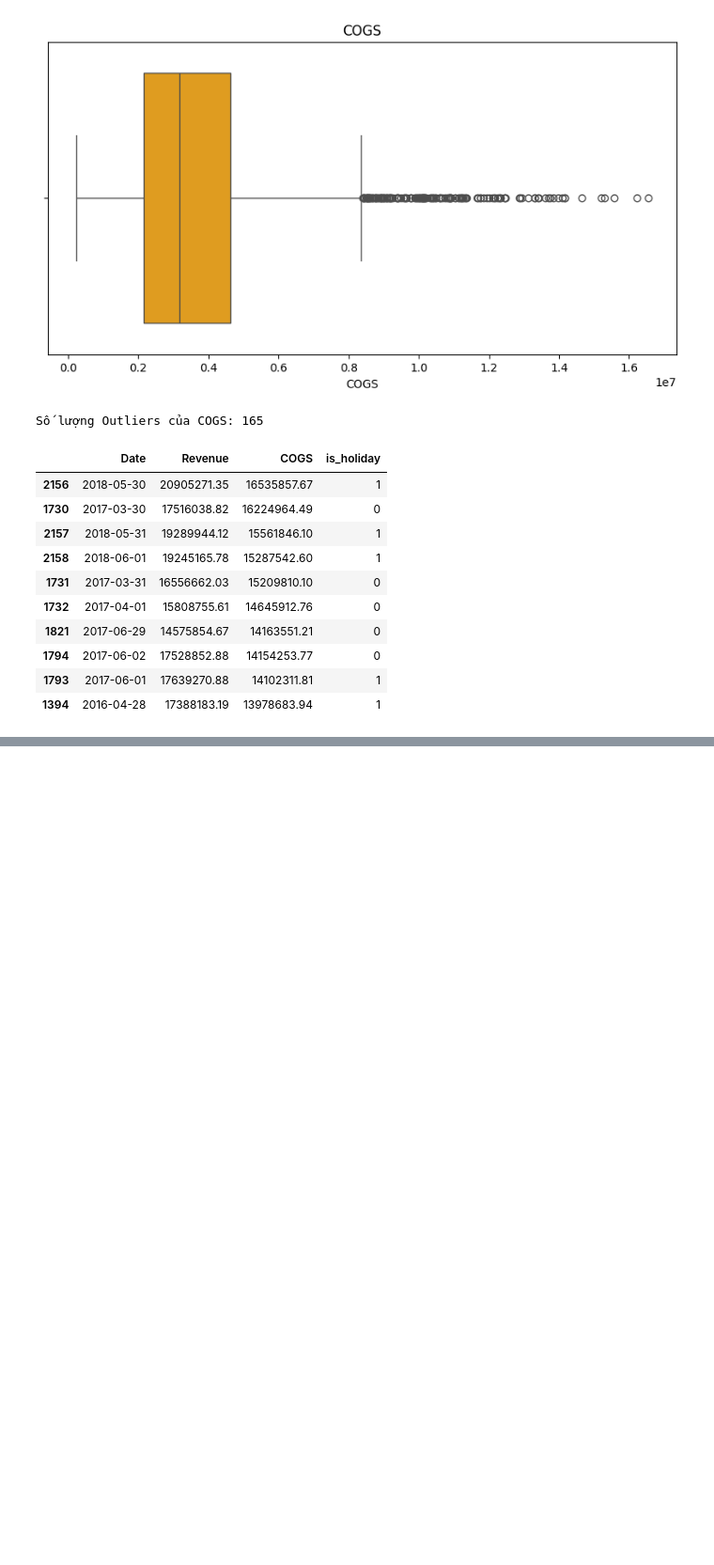
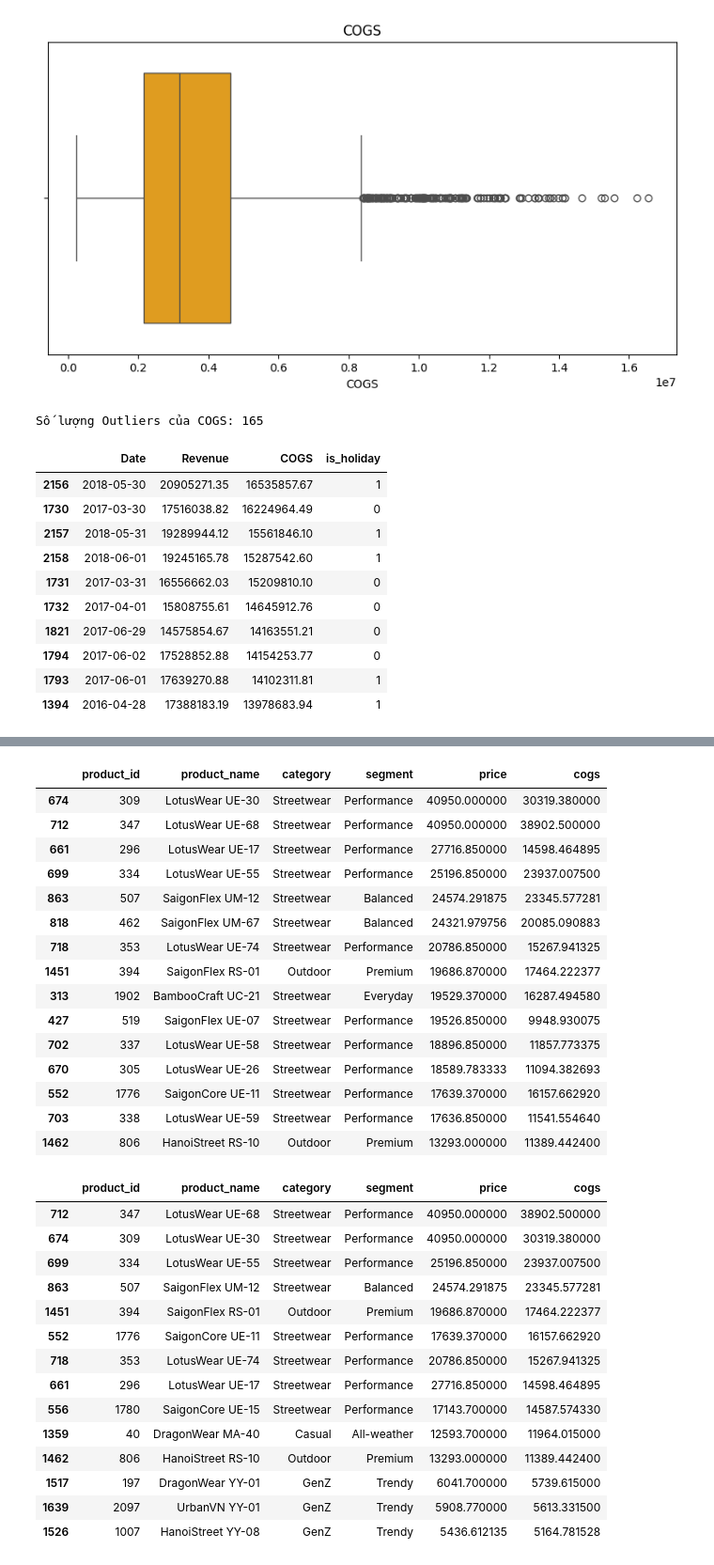
Before and after one commit to Jade2612/DATATHON, a Jupyter notebook: notebooks/00_data_cleaning.ipynb, the cells around one changed output, grey strips where cells are left out. Shown at 94% size. Cells and saved outputs as stored; diff of their text form; code cells hidden in the pictures; blank space fills up the shorter version.

```diff
--- a/notebooks/00_data_cleaning.ipynb
+++ b/notebooks/00_data_cleaning.ipynb
@@ -229,0 +266,35 @@ sales['log_COGS'] = np.log1p(sales['COGS'])
+# %%
+display(price_outliers[['product_id', 'product_name', 'category', 'segment', 'price', 'cogs']].sort_values(by='price', ascending=False))
+display(cogs_outliers[['product_id', 'product_name', 'category', 'segment', 'price', 'cogs']].sort_values(by='cogs', ascending=False))
+# %% [output]
+|  | product_id | product_name | category | segment | price | cogs |
+| 674 | 309 | LotusWear UE-30 | Streetwear | Performance | 40950.000000 | 30319.380000 |
+| 712 | 347 | LotusWear UE-68 | Streetwear | Performance | 40950.000000 | 38902.500000 |
+| 661 | 296 | LotusWear UE-17 | Streetwear | Performance | 27716.850000 | 14598.464895 |
+| 699 | 334 | LotusWear UE-55 | Streetwear | Performance | 25196.850000 | 23937.007500 |
+| 863 | 507 | SaigonFlex UM-12 | Streetwear | Balanced | 24574.291875 | 23345.577281 |
+| 818 | 462 | SaigonFlex UM-67 | Streetwear | Balanced | 24321.979756 | 20085.090883 |
+| 718 | 353 | LotusWear UE-74 | Streetwear | Performance | 20786.850000 | 15267.941325 |
+| 1451 | 394 | SaigonFlex RS-01 | Outdoor | Premium | 19686.870000 | 17464.222377 |
+| 313 | 1902 | BambooCraft UC-21 | Streetwear | Everyday | 19529.370000 | 16287.494580 |
+| 427 | 519 | SaigonFlex UE-07 | Streetwear | Performance | 19526.850000 | 9948.930075 |
+| 702 | 337 | LotusWear UE-58 | Streetwear | Performance | 18896.850000 | 11857.773375 |
+| 670 | 305 | LotusWear UE-26 | Streetwear | Performance | 18589.783333 | 11094.382693 |
+| 552 | 1776 | SaigonCore UE-11 | Streetwear | Performance | 17639.370000 | 16157.662920 |
+| 703 | 338 | LotusWear UE-59 | Streetwear | Performance | 17636.850000 | 11541.554640 |
+| 1462 | 806 | HanoiStreet RS-10 | Outdoor | Premium | 13293.000000 | 11389.442400 |
+|  | product_id | product_name | category | segment | price | cogs |
+| 712 | 347 | LotusWear UE-68 | Streetwear | Performance | 40950.000000 | 38902.500000 |
+| 674 | 309 | LotusWear UE-30 | Streetwear | Performance | 40950.000000 | 30319.380000 |
+| 699 | 334 | LotusWear UE-55 | Streetwear | Performance | 25196.850000 | 23937.007500 |
+| 863 | 507 | SaigonFlex UM-12 | Streetwear | Balanced | 24574.291875 | 23345.577281 |
+| 1451 | 394 | SaigonFlex RS-01 | Outdoor | Premium | 19686.870000 | 17464.222377 |
+| 552 | 1776 | SaigonCore UE-11 | Streetwear | Performance | 17639.370000 | 16157.662920 |
+| 718 | 353 | LotusWear UE-74 | Streetwear | Performance | 20786.850000 | 15267.941325 |
+| 661 | 296 | LotusWear UE-17 | Streetwear | Performance | 27716.850000 | 14598.464895 |
+| 556 | 1780 | SaigonCore UE-15 | Streetwear | Performance | 17143.700000 | 14587.574330 |
+| 1359 | 40 | DragonWear MA-40 | Casual | All-weather | 12593.700000 | 11964.015000 |
+| 1462 | 806 | HanoiStreet RS-10 | Outdoor | Premium | 13293.000000 | 11389.442400 |
+| 1517 | 197 | DragonWear YY-01 | GenZ | Trendy | 6041.700000 | 5739.615000 |
+| 1639 | 2097 | UrbanVN YY-01 | GenZ | Trendy | 5908.770000 | 5613.331500 |
+| 1526 | 1007 | HanoiStreet YY-08 | GenZ | Trendy | 5436.612135 | 5164.781528 |
```
Also changed, not shown: parts of 7 cells of this notebook, 1 other file.
